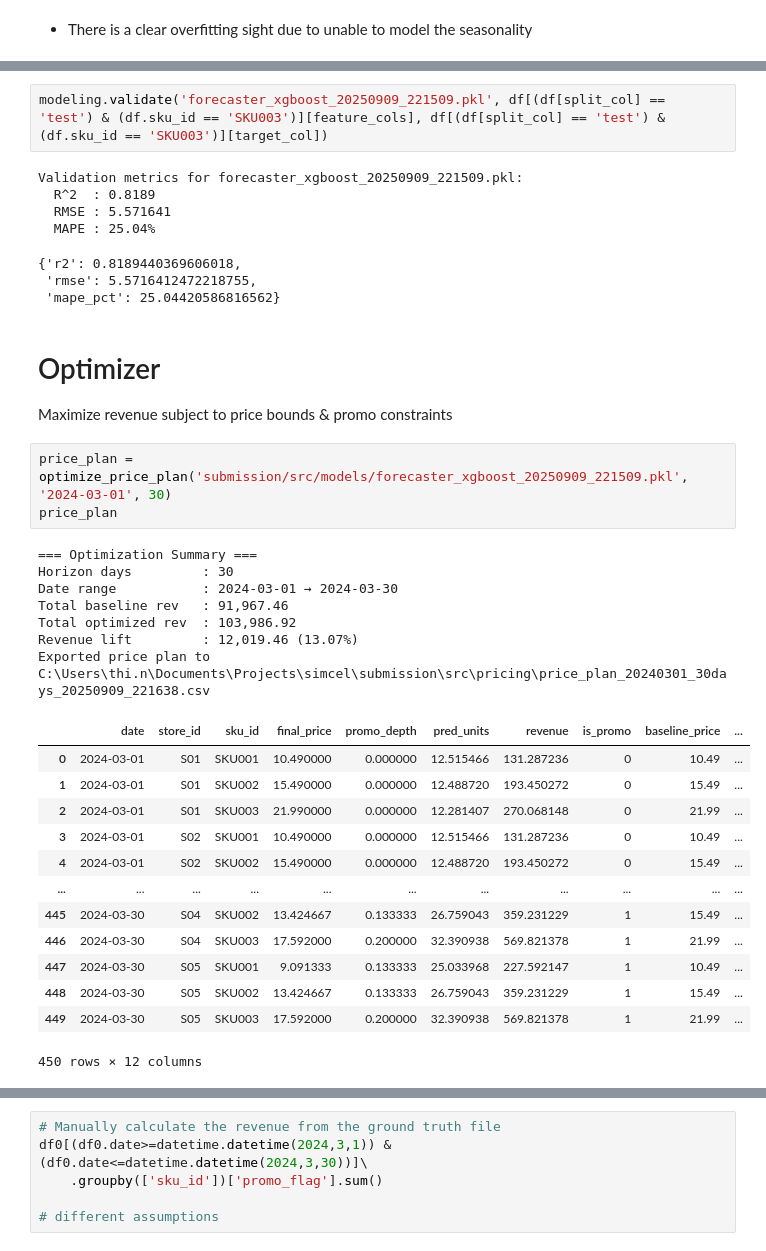
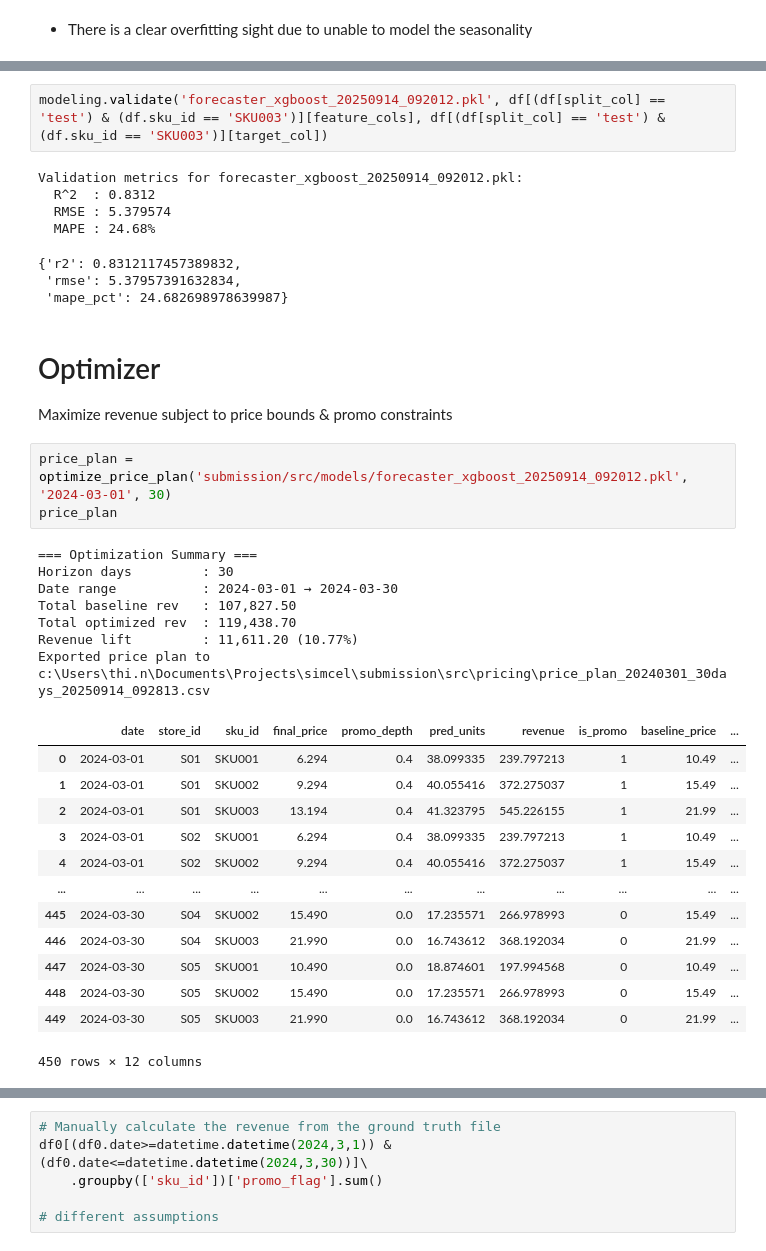
Before and after one commit to thi2709/simcel-test, a Jupyter notebook: src/reports.ipynb, the cells around one changed output, grey strips where cells are left out. Saved outputs shown, nothing was run; the diff lists cells and outputs as text.

```diff
--- a/src/reports.ipynb
+++ b/src/reports.ipynb
@@ -654,39 +779,39 @@ Validation metrics for forecaster_xgboost_20250909_221509.pkl:
 # %%
-modeling.validate('forecaster_xgboost_20250909_221509.pkl', df[(df[split_col] == 'test') & (df.sku_id == 'SKU003')][feature_cols], df[(df[split_col] == 'test') & (df.sku_id == 'SKU003')][target_col])
+modeling.validate('forecaster_xgboost_20250914_092012.pkl', df[(df[split_col] == 'test') & (df.sku_id == 'SKU003')][feature_cols], df[(df[split_col] == 'test') & (df.sku_id == 'SKU003')][target_col])
 # %% [output]
-Validation metrics for forecaster_xgboost_20250909_221509.pkl:
-  R^2  : 0.8189
-  RMSE : 5.571641
-  MAPE : 25.04%
+Validation metrics for forecaster_xgboost_20250914_092012.pkl:
+  R^2  : 0.8312
+  RMSE : 5.379574
+  MAPE : 24.68%
-{'r2': 0.8189440369606018,
- 'rmse': 5.5716412472218755,
- 'mape_pct': 25.04420586816562}
+{'r2': 0.8312117457389832,
+ 'rmse': 5.37957391632834,
+ 'mape_pct': 24.682698978639987}
 # %% [markdown]
 # Optimizer
 Maximize revenue subject to price bounds & promo constraints
 # %%
-price_plan = optimize_price_plan('submission/src/models/forecaster_xgboost_20250909_221509.pkl', '2024-03-01', 30)
+price_plan = optimize_price_plan('submission/src/models/forecaster_xgboost_20250914_092012.pkl', '2024-03-01', 30)
 price_plan
 # %% [output]
 === Optimization Summary ===
 Horizon days         : 30
 Date range           : 2024-03-01 → 2024-03-30
-Total baseline rev   : 91,967.46
-Total optimized rev  : 103,986.92
-Revenue lift         : 12,019.46 (13.07%)
-Exported price plan to C:\Users\thi.n\Documents\Projects\simcel\submission\src\pricing\price_plan_20240301_30days_20250909_221638.csv
+Total baseline rev   : 107,827.50
+Total optimized rev  : 119,438.70
+Revenue lift         : 11,611.20 (10.77%)
+Exported price plan to c:\Users\thi.n\Documents\Projects\simcel\submission\src\pricing\price_plan_20240301_30days_20250914_092813.csv
 |  | date | store_id | sku_id | final_price | promo_depth | pred_units | revenue | is_promo | baseline_price | ... |
-| 0 | 2024-03-01 | S01 | SKU001 | 10.490000 | 0.000000 | 12.515466 | 131.287236 | 0 | 10.49 | ... |
-| 1 | 2024-03-01 | S01 | SKU002 | 15.490000 | 0.000000 | 12.488720 | 193.450272 | 0 | 15.49 | ... |
-| 2 | 2024-03-01 | S01 | SKU003 | 21.990000 | 0.000000 | 12.281407 | 270.068148 | 0 | 21.99 | ... |
-| 3 | 2024-03-01 | S02 | SKU001 | 10.490000 | 0.000000 | 12.515466 | 131.287236 | 0 | 10.49 | ... |
-| 4 | 2024-03-01 | S02 | SKU002 | 15.490000 | 0.000000 | 12.488720 | 193.450272 | 0 | 15.49 | ... |
+| 0 | 2024-03-01 | S01 | SKU001 | 6.294 | 0.4 | 38.099335 | 239.797213 | 1 | 10.49 | ... |
+| 1 | 2024-03-01 | S01 | SKU002 | 9.294 | 0.4 | 40.055416 | 372.275037 | 1 | 15.49 | ... |
+| 2 | 2024-03-01 | S01 | SKU003 | 13.194 | 0.4 | 41.323795 | 545.226155 | 1 | 21.99 | ... |
+| 3 | 2024-03-01 | S02 | SKU001 | 6.294 | 0.4 | 38.099335 | 239.797213 | 1 | 10.49 | ... |
+| 4 | 2024-03-01 | S02 | SKU002 | 9.294 | 0.4 | 40.055416 | 372.275037 | 1 | 15.49 | ... |
 | ... | ... | ... | ... | ... | ... | ... | ... | ... | ... | ... |
-| 445 | 2024-03-30 | S04 | SKU002 | 13.424667 | 0.133333 | 26.759043 | 359.231229 | 1 | 15.49 | ... |
-| 446 | 2024-03-30 | S04 | SKU003 | 17.592000 | 0.200000 | 32.390938 | 569.821378 | 1 | 21.99 | ... |
-| 447 | 2024-03-30 | S05 | SKU001 | 9.091333 | 0.133333 | 25.033968 | 227.592147 | 1 | 10.49 | ... |
-| 448 | 2024-03-30 | S05 | SKU002 | 13.424667 | 0.133333 | 26.759043 | 359.231229 | 1 | 15.49 | ... |
-| 449 | 2024-03-30 | S05 | SKU003 | 17.592000 | 0.200000 | 32.390938 | 569.821378 | 1 | 21.99 | ... |
+| 445 | 2024-03-30 | S04 | SKU002 | 15.490 | 0.0 | 17.235571 | 266.978993 | 0 | 15.49 | ... |
+| 446 | 2024-03-30 | S04 | SKU003 | 21.990 | 0.0 | 16.743612 | 368.192034 | 0 | 21.99 | ... |
+| 447 | 2024-03-30 | S05 | SKU001 | 10.490 | 0.0 | 18.874601 | 197.994568 | 0 | 10.49 | ... |
+| 448 | 2024-03-30 | S05 | SKU002 | 15.490 | 0.0 | 17.235571 | 266.978993 | 0 | 15.49 | ... |
+| 449 | 2024-03-30 | S05 | SKU003 | 21.990 | 0.0 | 16.743612 | 368.192034 | 0 | 21.99 | ... |
 450 rows × 12 columns
 # %%
 # Manually calculate the revenue from the ground truth file
```
Also changed, not shown: parts of 18 cells of this notebook, 11 other files.
